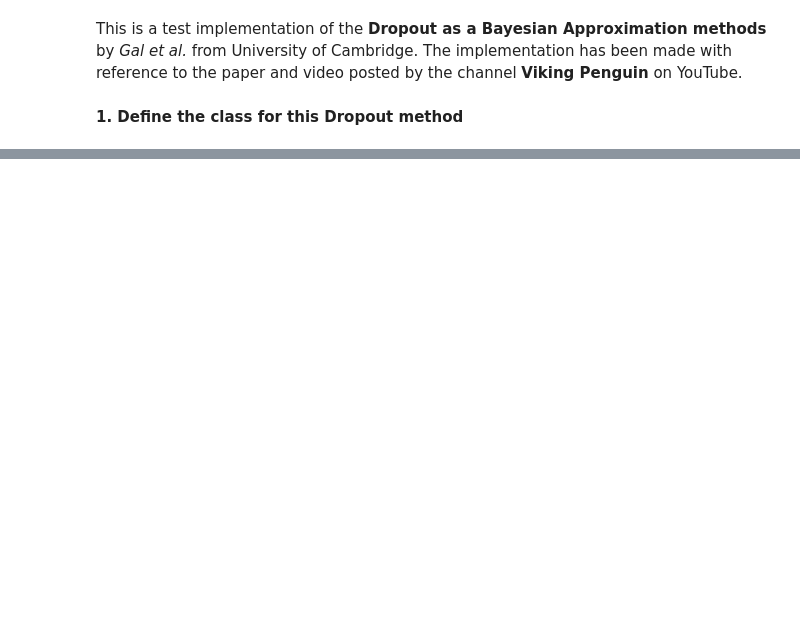
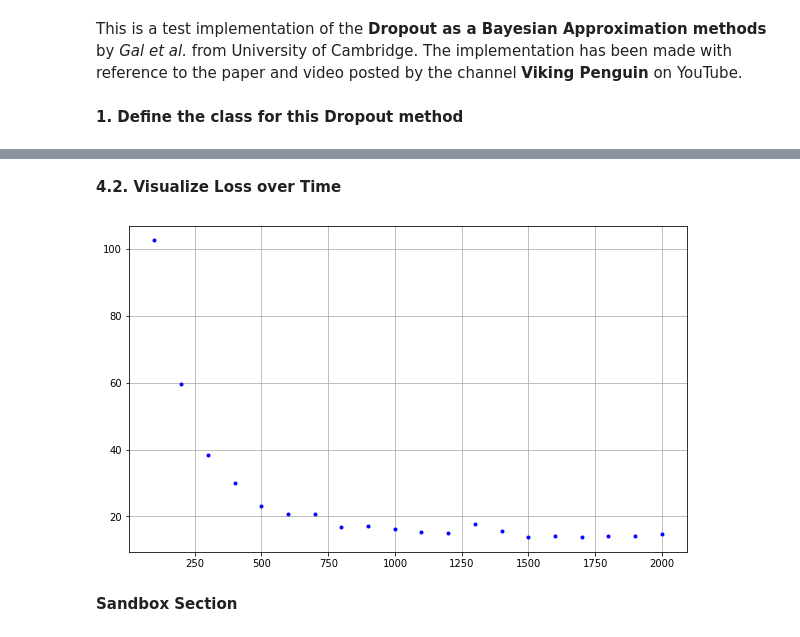
Before and after one commit to avk4714/DL_Projects, a Jupyter notebook: dropout_dnn.ipynb, the cells around one changed output, grey strips where cells are left out. Saved outputs shown, nothing was run; the diff lists cells and outputs as text; code cells hidden in the pictures; blank space fills up the shorter version.

```diff
--- a/dropout_dnn.ipynb
+++ b/dropout_dnn.ipynb
@@ -103,15 +75,17 @@ model = Net(d_in * 3, n_hidden, d_out, z_prob, lam_mult)
 # Loss function and Optimizer
 criterion1 = torch.nn.MSELoss(size_average=False)
 # criterion2 = torch.nn.L1Loss()
-optimizer = torch.optim.Adam(model.parameters(),lr=0.001)
+optimizer = torch.optim.Adam(model.parameters(),lr=0.001,weight_decay=lam_mult)
 
 # Training runs
-for t in range(1000):
+loss_data = []
+for t in range(2000):
   y_pred = model(X)
 
   loss = criterion1(y_pred, y)
 
   if t % 100 == 99:
+    loss_data.append([t, loss.item()])
     print(t, loss.item())
 
   # zero gradients, perform a backward pass and update the weights
@@ -149,0 +148,12 @@ if True:
+# %% [markdown]
+**4.2. Visualize Loss over Time**
+# %%
+plt.figure(figsize=(10,6))
+for t,l in loss_data:
+  plt.plot(t,l,"b.")
+plt.grid()
+plt.show()
+# %% [output]
+[figure, added]
+# %% [markdown]
+**Sandbox Section**
```
Also changed, not shown: parts of 10 cells of this notebook.
